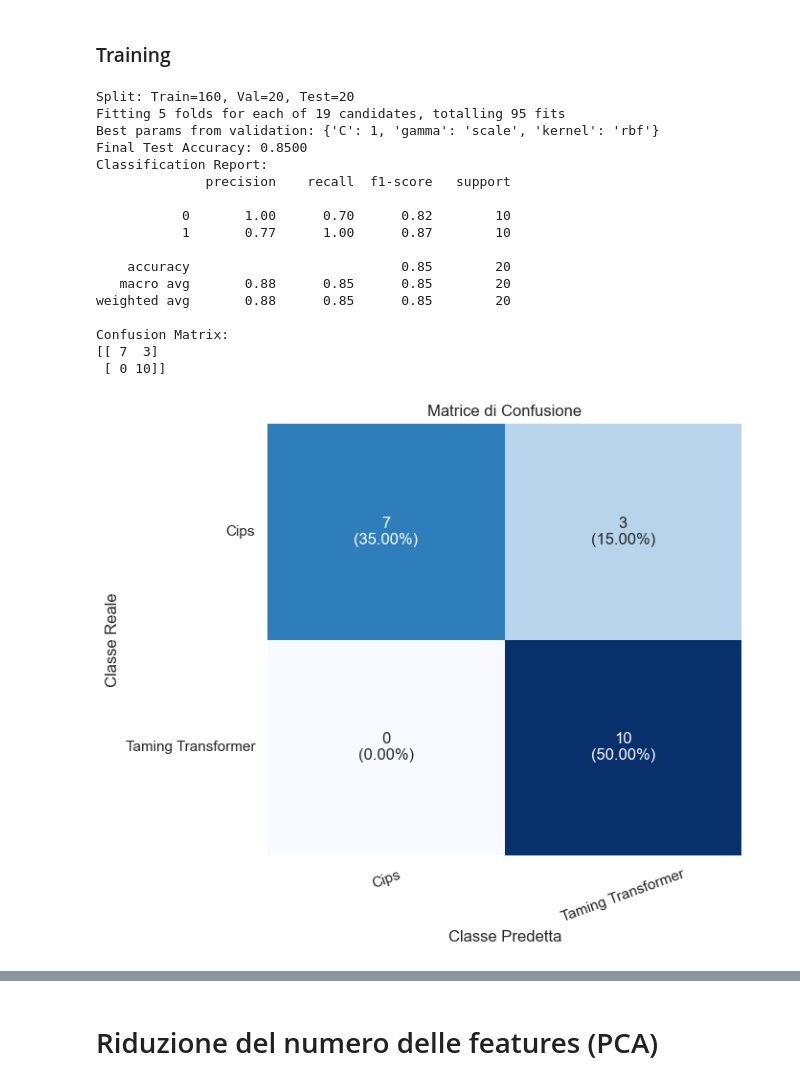
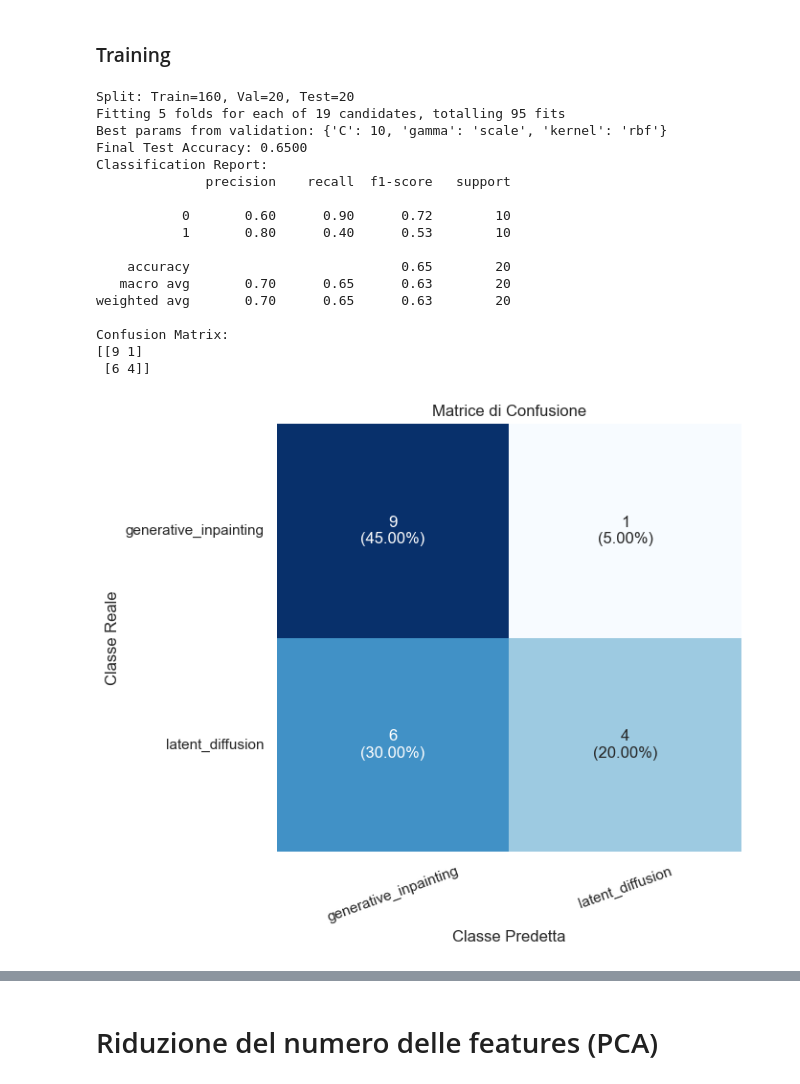
Before and after one commit to mariantonietta-maselli/Progetto_FVAB, a Jupyter notebook: SVM.ipynb, the cells around one changed output, grey strips where cells are left out. Cells and saved outputs as stored; diff of their text form; code cells hidden in the pictures.

```diff
--- a/SVM.ipynb
+++ b/SVM.ipynb
@@ -21,7 +24,7 @@ import plotly.express as px
 # %%
 # Scelta modelli
-model_a = {'cips'}
-model_b = {'taming_transformer'}
+model_a = {'generative_inpainting'}
+model_b = {'latent_diffusion'}
 # %%
 class ImageFolder(Dataset):
 
@@ -83,8 +86,6 @@ class ImageFolder(Dataset):
         X_res, y_res = rus.fit_resample(X, y)
         return [samples[i] for i in X_res.ravel()]
 # %%
-import os
-
 def get_unique_output_dir(model_name, dataset_name=None, test_size=None, base_prefix="svm_results"):
     # Base path: ./Risultati/Model_a_vs_Model_b/
     base_dir = os.path.join("Risultati", model_name)
@@ -95,31 +96,24 @@ def get_unique_output_dir(model_name, dataset_name=None, test_size=None, base_pr
     else:
         prefix = base_prefix
 
-    if test_size is None or test_size == 0.1:
+    if test_size is None:
         suffix = "_0"
     else:
         suffix = "_" + str(test_size).replace('.', '_')
 
-    base_path = os.path.join(base_dir, prefix + suffix)
+    final_path = os.path.join(base_dir, prefix + suffix)
 
-    # Incrementa se la cartella esiste già
-    i = 1
-    final_path = base_path
-    while os.path.exists(final_path):
-        final_path = f"{base_path}_{i}"
-        i += 1
+    # Se la cartella esiste, sovrascrivila (elimina tutto il contenuto)
+    if os.path.exists(final_path):
+        shutil.rmtree(final_path)  # Cancella tutto
+    os.makedirs(final_path, exist_ok=True)
 
-    os.makedirs(final_path, exist_ok=True)
     return final_path
 
 
 
 def train_SVM(dataset: pd.DataFrame, output_dir: str, val_size=0.1, test_size=0.1):
-    from sklearn.metrics import classification_report, confusion_matrix, accuracy_score
-    from sklearn.model_selection import train_test_split, GridSearchCV
-    from sklearn.preprocessing import LabelEncoder
-    from sklearn.svm import SVC
-    import numpy as np
+
 
     # Estrai X e y
     X = dataset.drop(columns='label').values
@@ -185,7 +179,8 @@ def train_SVM(dataset: pd.DataFrame, output_dir: str, val_size=0.1, test_size=0.
         f.write(str(cf))
 
     plot_confusion_matrix(
-        cf, class_labels=["Cips", "Taming Transformer"],
+        cf, class_labels=["generative_inpainting", "latent_diffusion"],
+        #cf, class_labels=[model_a, model_b],
         save_path=os.path.join(output_dir, "confusion_matrix.png")
     )
 
@@ -224,8 +219,8 @@ transform = ViT_B_16_Weights.IMAGENET1K_V1.transforms()
 # Caricamento del dataset con label numeriche e trasformazioni
 dataset = ImageFolder(
     root_dir='./archive',
-    model_a="cips",
-    model_b="taming_transformer",
+    model_a="generative_inpainting",
+    model_b="latent_diffusion",
     nrows=100,
     transform=transform
 )
@@ -237,11 +232,11 @@ loader = DataLoader(dataset, batch_size=32, shuffle=False)
 data = pd.DataFrame(dataset.samples, columns=['path', 'label'])
 
 # Mapping esplicito per rendere leggibili le etichette numeriche
-label_map = {0: 'cips', 1: 'taming_transformer'}
+label_map = {0: 'generative_inpainting', 1: 'latent_diffusion'}
 data['label_name'] = data['label'].map(label_map)
 
 # Conteggio delle classi
-counts = data['label_name'].value_counts().loc[['cips', 'taming_transformer']]
+counts = data['label_name'].value_counts().loc[['generative_inpainting', 'latent_diffusion']]
 
 # Disegna il plot
 fig, ax = plt.subplots(figsize=(6, 5))
@@ -316,33 +311,33 @@ df.head()
 # %%
 df.__name__ = "df"
 
 # Crea la stringa nome modelli
 model_name = f"{list(model_a)[0]}_vs_{list(model_b)[0]}"
 
 # Crea output_dir
-output_dir = get_unique_output_dir(model_name=model_name, dataset_name=df.__name__)
+output_dir = get_unique_output_dir(model_name=model_name, dataset_name=df.__name__,test_size=0.1)
 
 # Lancia il training passando output_dir
-train_SVM(df, output_dir=output_dir)
+train_SVM(df, output_dir=output_dir, test_size=0.1)
 # %% [output]
 Split: Train=160, Val=20, Test=20
 Fitting 5 folds for each of 19 candidates, totalling 95 fits
-Best params from validation: {'C': 1, 'gamma': 'scale', 'kernel': 'rbf'}
-Final Test Accuracy: 0.8500
+Best params from validation: {'C': 10, 'gamma': 'scale', 'kernel': 'rbf'}
+Final Test Accuracy: 0.6500
 Classification Report:
               precision    recall  f1-score   support
 
-           0       1.00      0.70      0.82        10
-           1       0.77      1.00      0.87        10
+           0       0.60      0.90      0.72        10
+           1       0.80      0.40      0.53        10
 
-    accuracy                           0.85        20
-   macro avg       0.88      0.85      0.85        20
-weighted avg       0.88      0.85      0.85        20
+    accuracy                           0.65        20
+   macro avg       0.70      0.65      0.63        20
+weighted avg       0.70      0.65      0.63        20
 
 Confusion Matrix:
-[[ 7  3]
- [ 0 10]]
+[[9 1]
+ [6 4]]
-[figure, old version]
+[figure, new version]
 # %%
 df.__name__ = "df"
 
```
Also changed, not shown: parts of 9 cells of this notebook, 13 other files.
